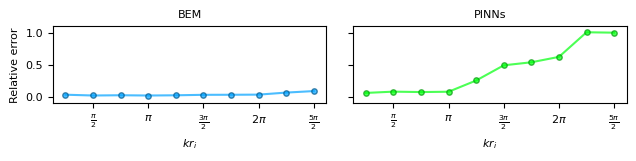
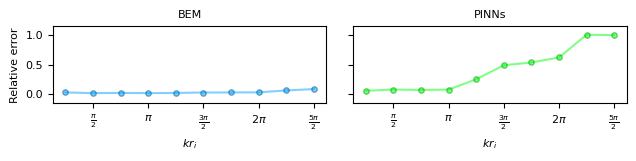
Unified diff of the notebook cell whose output changed from the first chart to the second:
--- before
+++ after
@@ -19,6 +19,6 @@
     
 # -------------------- BEM --------------------
-axs[0].plot(bem_k_values, l2_errors, color="#00a2ff", alpha=0.7, zorder=1)
-axs[0].scatter(bem_k_values, l2_errors, s=15, color="#00a2ff", alpha=0.7,
+axs[0].plot(bem_k_values, l2_errors, color="#00a2ff", alpha=0.5, zorder=1)
+axs[0].scatter(bem_k_values, l2_errors, s=15, color="#00a2ff", alpha=0.5,
                edgecolor="#00578a", zorder=2)
 
@@ -27,10 +27,10 @@
 axs[0].set_xticks(k_vals_scaled)
 axs[0].set_xticklabels(k_labels)
-axs[0].set_ylim(-0.1, 1.1)
+axs[0].set_ylim(-0.15, 1.15)
 axs[0].set_title("BEM", fontsize=8)
 
 # -------------------- PINNs --------------------
-axs[1].plot(pinns_k_values, pinns_l2_errors, color="#00ff0d", alpha=0.7, zorder=1)
-axs[1].scatter(pinns_k_values, pinns_l2_errors, s=15, color="#00ff0d", alpha=0.7,
+axs[1].plot(pinns_k_values, pinns_l2_errors, color="#00ff0d", alpha=0.5, zorder=1)
+axs[1].scatter(pinns_k_values, pinns_l2_errors, s=15, color="#00ff0d", alpha=0.5,
                edgecolor="#009908", zorder=2)
 
@@ -38,4 +38,5 @@
 axs[1].set_xticks(k_vals_scaled)
 axs[1].set_xticklabels(k_labels)
+axs[1].set_ylim(-0.15, 1.15)
 axs[1].set_title("PINNs", fontsize=8)
 

Commit: Update binary files and add new data logs for comparison figures